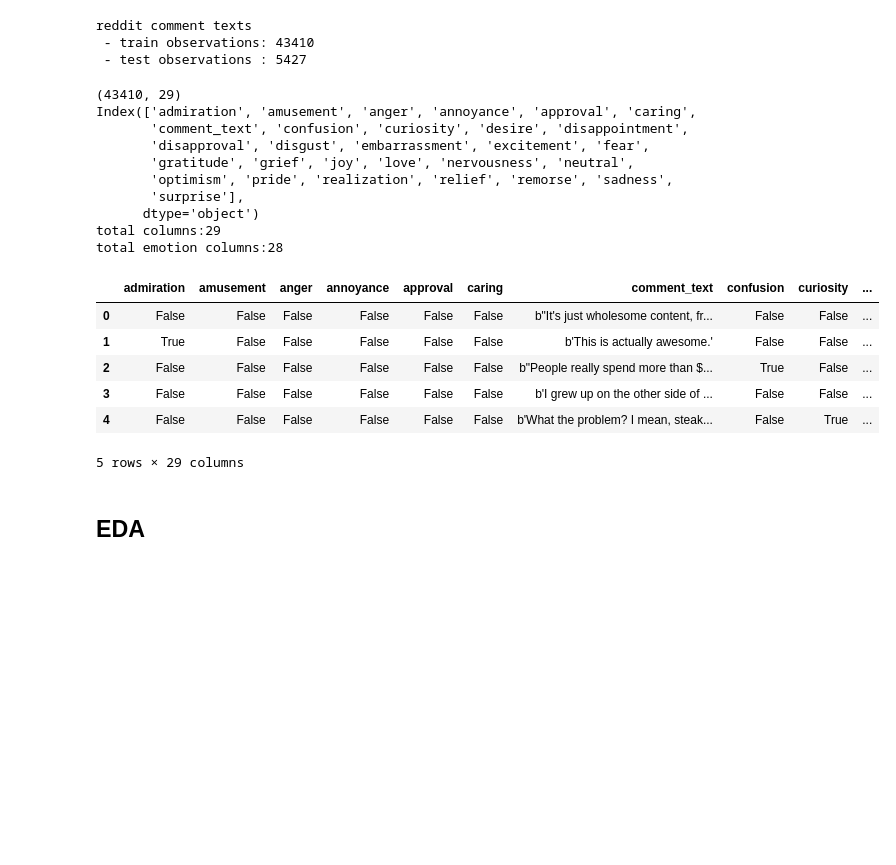
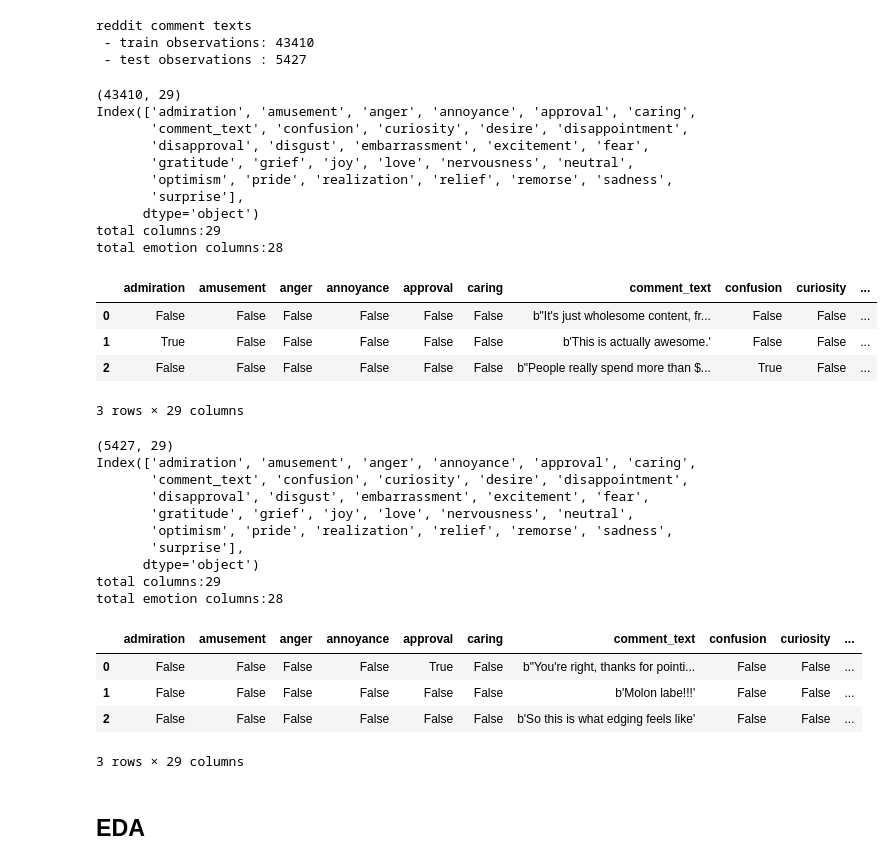
Before and after one commit to yeununchoo/AmbianceNet, a Jupyter notebook: Preprocess/Text_GoEmotions_EDA.ipynb, the cells around one changed output. Cells and saved outputs as stored; diff of their text form; code cells hidden in the pictures; blank space fills up the shorter version.

```diff
--- a/Preprocess/Text_GoEmotions_EDA.ipynb
+++ b/Preprocess/Text_GoEmotions_EDA.ipynb
@@ -50,27 +50,46 @@ reddit comment texts
 # %%
 print(reddit_train_pd.shape)
 print(reddit_train_pd.columns)
 print(f"total columns:{len(reddit_train_pd.columns)}")
 print(f"total emotion columns:{-1 + len(reddit_train_pd.columns)}")
-display(reddit_train_pd.head())
+display(reddit_train_pd.head(3))
+
+print(reddit_test_pd.shape)
+print(reddit_test_pd.columns)
+print(f"total columns:{len(reddit_test_pd.columns)}")
+print(f"total emotion columns:{-1 + len(reddit_test_pd.columns)}")
+display(reddit_test_pd.head(3))
 # %% [output]
 (43410, 29)
 Index(['admiration', 'amusement', 'anger', 'annoyance', 'approval', 'caring',
        'comment_text', 'confusion', 'curiosity', 'desire', 'disappointment',
        'disapproval', 'disgust', 'embarrassment', 'excitement', 'fear',
        'gratitude', 'grief', 'joy', 'love', 'nervousness', 'neutral',
        'optimism', 'pride', 'realization', 'relief', 'remorse', 'sadness',
        'surprise'],
       dtype='object')
 total columns:29
 total emotion columns:28
 |  | admiration | amusement | anger | annoyance | approval | caring | comment_text | confusion | curiosity | ... |
 | 0 | False | False | False | False | False | False | b"It's just wholesome content, fr... | False | False | ... |
 | 1 | True | False | False | False | False | False | b'This is actually awesome.' | False | False | ... |
 | 2 | False | False | False | False | False | False | b"People really spend more than $... | True | False | ... |
-| 3 | False | False | False | False | False | False | b'I grew up on the other side of ... | False | False | ... |
-| 4 | False | False | False | False | False | False | b'What the problem? I mean, steak... | False | True | ... |
-5 rows × 29 columns
+3 rows × 29 columns
+(5427, 29)
+Index(['admiration', 'amusement', 'anger', 'annoyance', 'approval', 'caring',
+       'comment_text', 'confusion', 'curiosity', 'desire', 'disappointment',
+       'disapproval', 'disgust', 'embarrassment', 'excitement', 'fear',
+       'gratitude', 'grief', 'joy', 'love', 'nervousness', 'neutral',
+       'optimism', 'pride', 'realization', 'relief', 'remorse', 'sadness',
+       'surprise'],
+      dtype='object')
+total columns:29
+total emotion columns:28
+|  | admiration | amusement | anger | annoyance | approval | caring | comment_text | confusion | curiosity | ... |
+| 0 | False | False | False | False | True | False | b"You're right, thanks for pointi... | False | False | ... |
+| 1 | False | False | False | False | False | False | b'Molon labe!!!' | False | False | ... |
+| 2 | False | False | False | False | False | False | b'So this is what edging feels like' | False | False | ... |
+3 rows × 29 columns
 # %% [markdown]
 ## EDA
 # %%
```
Also changed, not shown: parts of 14 cells of this notebook, 32 other files.
